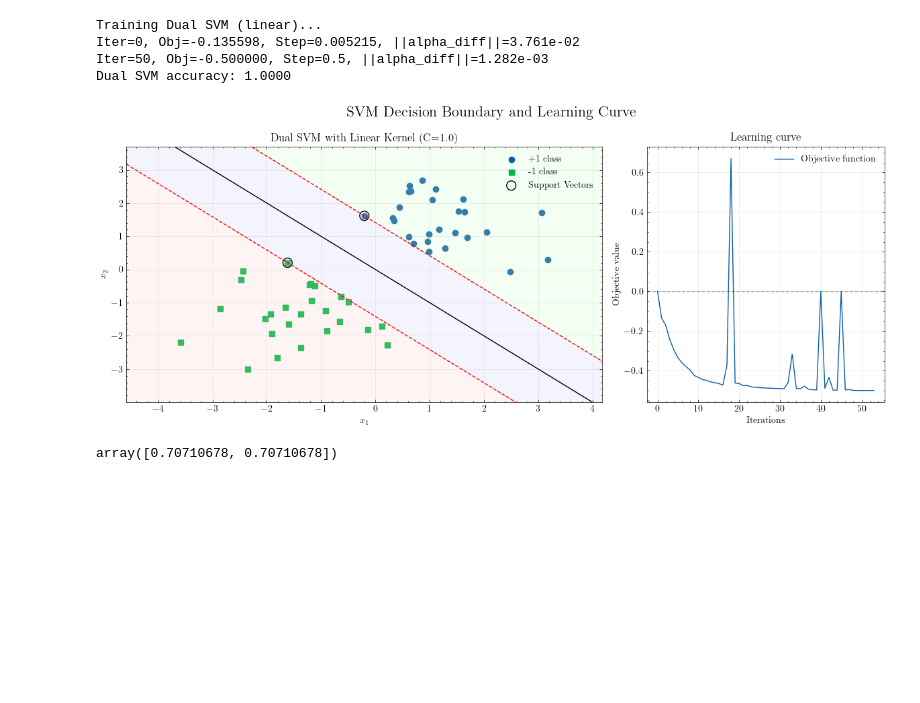
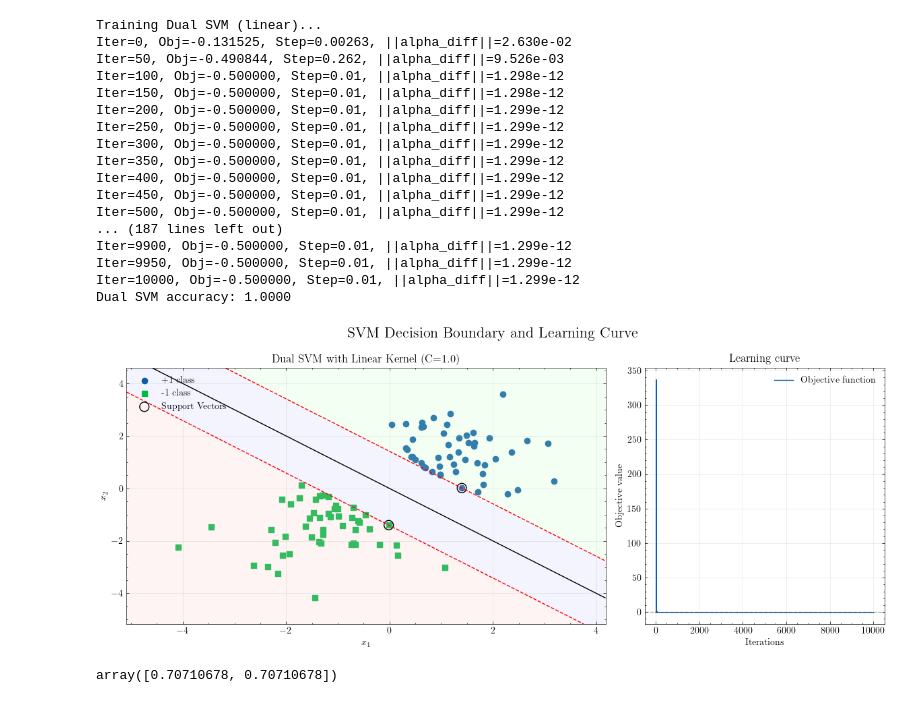
Before and after one commit to TrymSaether/svm-classifier, a Jupyter notebook: svm/demo.ipynb, the cells around one changed output. Cells and saved outputs as stored; diff of their text form; code cells hidden in the pictures; blank space fills up the shorter version.

```diff
--- a/svm/demo.ipynb
+++ b/svm/demo.ipynb
@@ -2,21 +2,25 @@
 %matplotlib widget
 import numpy as np
 import matplotlib.pyplot as plt
-import scienceplots
 
 from svm_primal import PrimalSVM
 from svm_dual import DualSVM
 from kernels import linear_kernel, make_rbf_kernel, make_polynomial_kernel, make_laplacian_kernel
 from utils import *
 
-plt.style.use('science')
+try:
+	import scienceplots
+	plt.style.use('science')
+except ImportError:
+    print("scienceplots not found, using default matplotlib style.")
+    plt.style.use('default')
 # %%
 # Example usage for both models (uses test_linear function)
-X, y = make_toy_data(n=52, random_state=42)
+X, y = make_toy_data(n=100, random_state=42)
 # %%
 # Linear SVM - primal formulation
 print("Training Primal SVM (linear)...")
-primal_model = PrimalSVM(C=1.00, max_iter=10_000, tol=1e-12, lr=1e-3, bb_steps=True, verbose=True)
+primal_model = PrimalSVM(C=1.00, max_iter=100_000, tol=1e-12, lr=1e-3, bb_steps=True, verbose=True)
 primal_model.fit(X, y)
 primal_accuracy = primal_model.score(X, y)
 print(f"Primal SVM accuracy: {primal_accuracy:.4f}")
@@ -66,19 +70,31 @@ Number of X: 52
 # %%
-
 # Linear SVM - dual formulation
 print("\nTraining Dual SVM (linear)...")
-dual_model = DualSVM(C=1.0, max_iter=10_000, tol=1e-6, kernel=linear_kernel, verbose=True)
+dual_model = DualSVM(C=1.0, max_iter=10_000, tol=1e-12, use_line_search = True, bb_steps=True, verbose=True)
 dual_model.fit(X, y)
 dual_accuracy = dual_model.score(X, y)
 print(f"Dual SVM accuracy: {dual_accuracy:.4f}")
 plot_decision_boundary_2D(dual_model, X, y, title=f"Dual SVM with Linear Kernel (C={dual_model.C})",save_path="../figures/dual_svm.png")
 dual_model.recover_w()
 # %% [output]
 Training Dual SVM (linear)...
-Iter=0, Obj=-0.135598, Step=0.005215, ||alpha_diff||=3.761e-02
-Iter=50, Obj=-0.500000, Step=0.5, ||alpha_diff||=1.282e-03
+Iter=0, Obj=-0.131525, Step=0.00263, ||alpha_diff||=2.630e-02
+Iter=50, Obj=-0.490844, Step=0.262, ||alpha_diff||=9.526e-03
+Iter=100, Obj=-0.500000, Step=0.01, ||alpha_diff||=1.298e-12
+Iter=150, Obj=-0.500000, Step=0.01, ||alpha_diff||=1.298e-12
+Iter=200, Obj=-0.500000, Step=0.01, ||alpha_diff||=1.299e-12
+Iter=250, Obj=-0.500000, Step=0.01, ||alpha_diff||=1.299e-12
+Iter=300, Obj=-0.500000, Step=0.01, ||alpha_diff||=1.299e-12
+Iter=350, Obj=-0.500000, Step=0.01, ||alpha_diff||=1.299e-12
+Iter=400, Obj=-0.500000, Step=0.01, ||alpha_diff||=1.299e-12
+Iter=450, Obj=-0.500000, Step=0.01, ||alpha_diff||=1.299e-12
+Iter=500, Obj=-0.500000, Step=0.01, ||alpha_diff||=1.299e-12
+... (187 lines left out)
+Iter=9900, Obj=-0.500000, Step=0.01, ||alpha_diff||=1.299e-12
+Iter=9950, Obj=-0.500000, Step=0.01, ||alpha_diff||=1.299e-12
+Iter=10000, Obj=-0.500000, Step=0.01, ||alpha_diff||=1.299e-12
 Dual SVM accuracy: 1.0000
-[figure, old version]
+[figure, new version]
 array([0.70710678, 0.70710678])
 # %%
 
```
Also changed, not shown: parts of 5 cells of this notebook, 13 other files.
